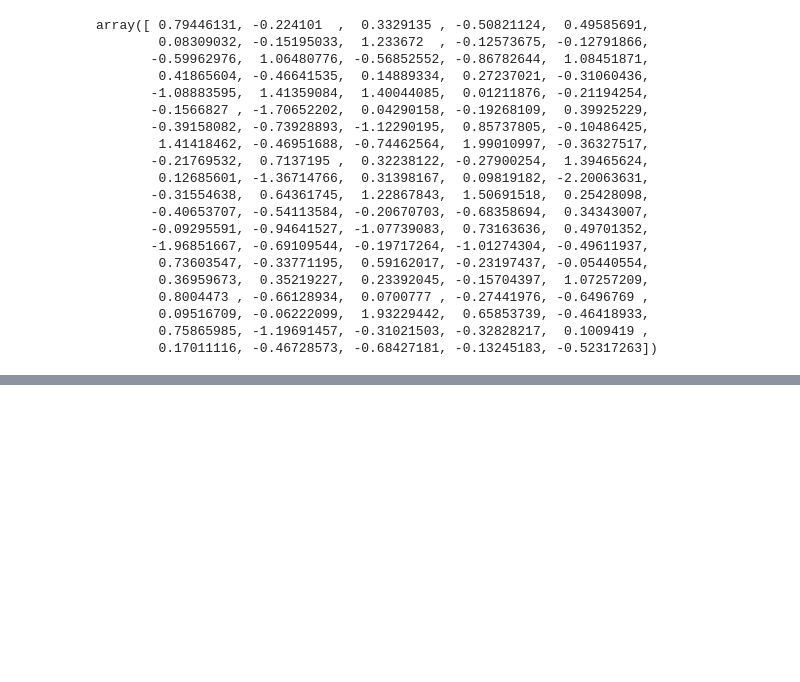
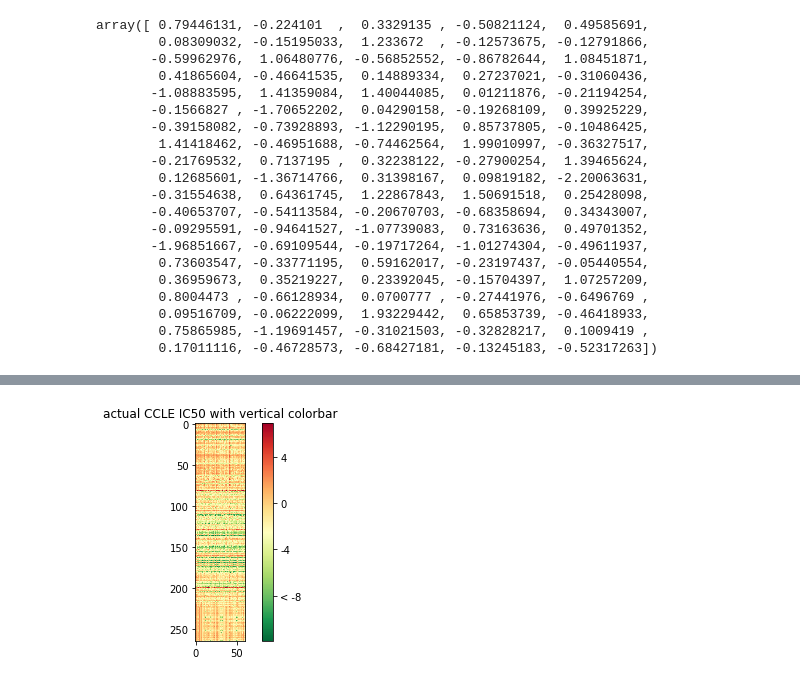
Before and after one commit to auriml/gen_drug, a Jupyter notebook: gen_drug-Keras.ipynb, the cells around one changed output, grey strips where cells are left out. Cells and saved outputs as stored; diff of their text form; code cells hidden in the pictures; blank space fills up the shorter version.

```diff
--- a/gen_drug-Keras.ipynb
+++ b/gen_drug-Keras.ipynb
@@ -349,0 +554,4 @@ autoencoder = load_model('model_encoder_E_TCGA_std.h5', custom_objects={'metric_
+# %%
+E_CCLE_IC50.index = E_CCLE_IC50.key_0
+E_CCLE_IC50.drop(columns='key_0', inplace=True)
+E_CCLE_IC50.columns
@@ -349,0 +651,16 @@ autoencoder = load_model('model_encoder_E_TCGA_std.h5', custom_objects={'metric_
+# %%
+y_valid = y_valid.transpose()
+# %%
+fig, ax = plt.subplots()
+cax = ax.imshow(y_valid, interpolation='nearest', cmap=cm.RdYlGn_r)
+ax.set_title('actual CCLE IC50 with vertical colorbar')
+
+# Add colorbar, make sure to specify tick locations to match desired ticklabels
+cbar = fig.colorbar(cax, ticks=[-8,-4, 0, 4,8])
+cbar.ax.set_yticklabels(['< -8', '-4','0','4', '> 8'])  # vertically oriented colorbar
+
+#plt.imshow(p);
+#plt.colorbar()
+plt.show()
+# %% [output]
+[figure, added]
```
Also changed, not shown: parts of 40 cells of this notebook.
